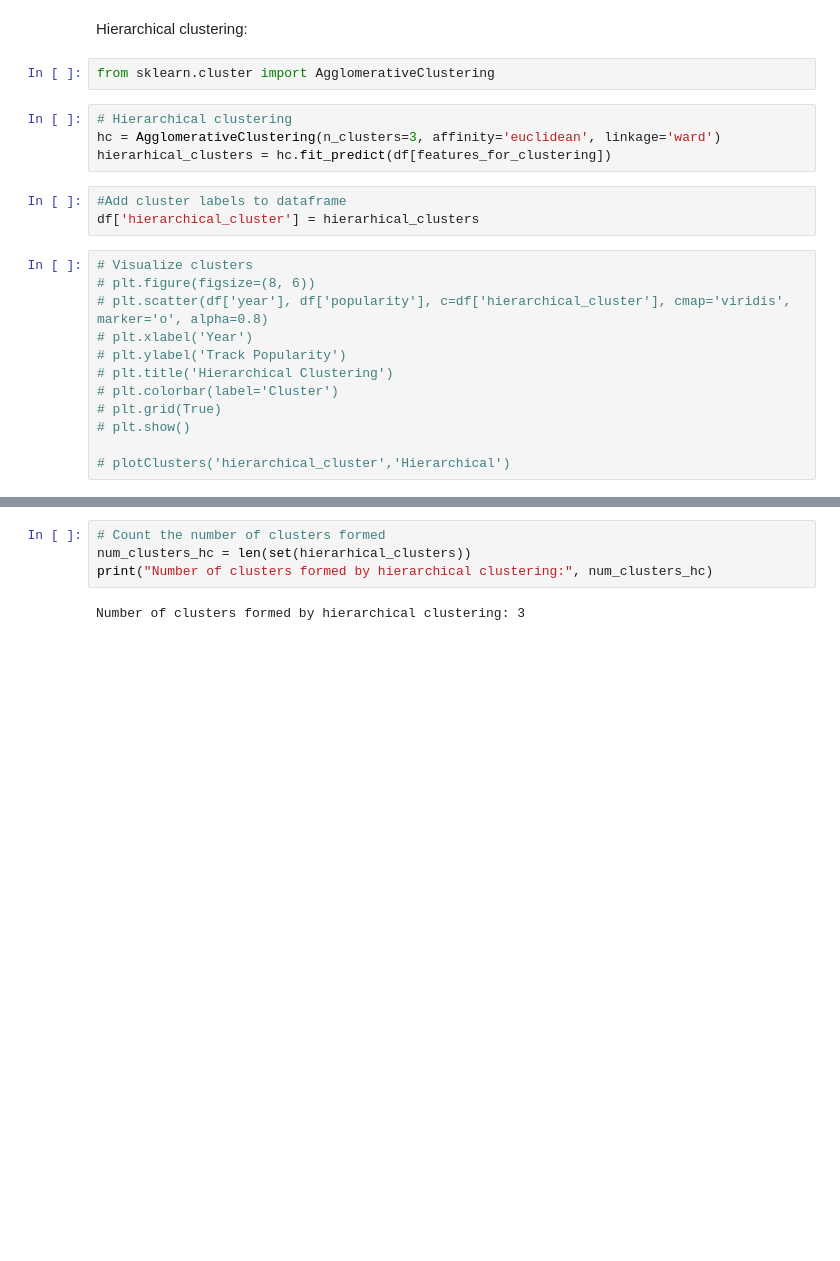
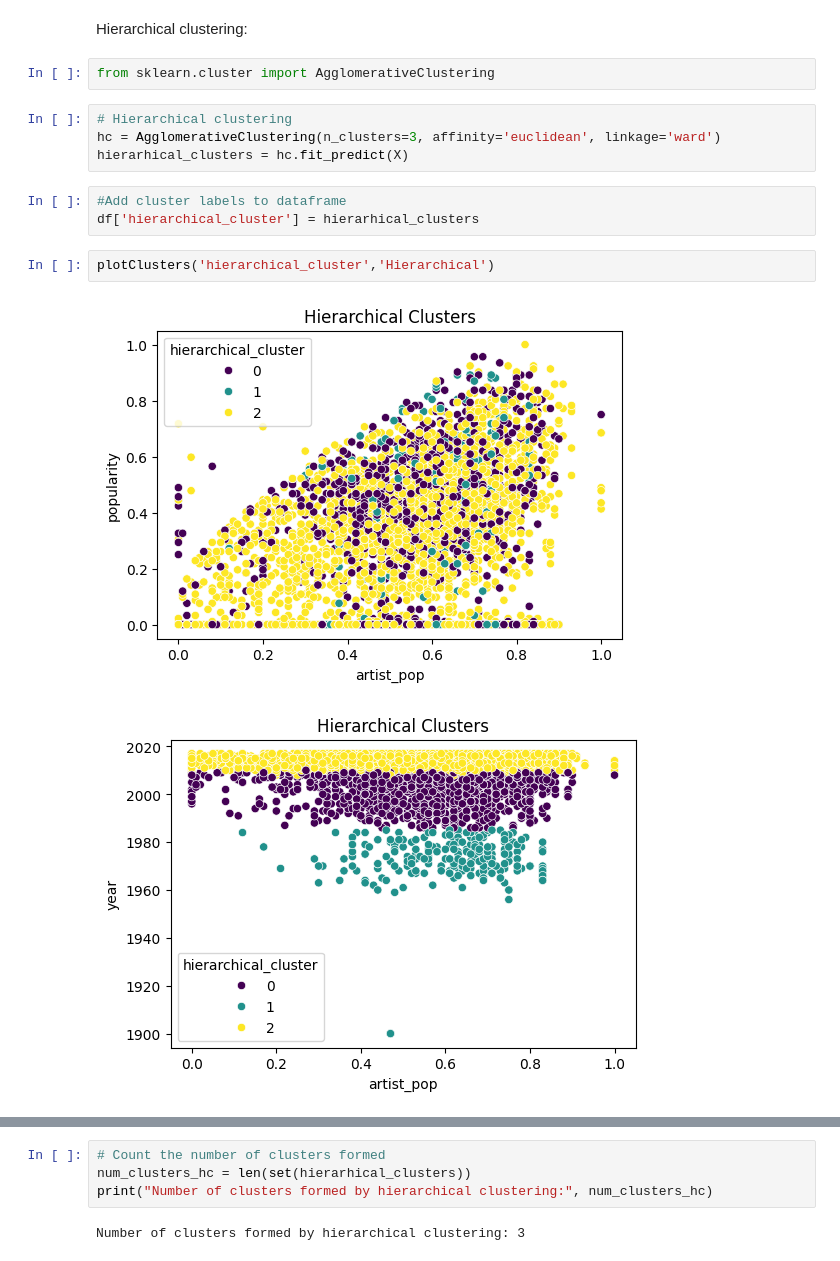
Before and after one commit to vitrag2003/Music-recommendation-system, a Jupyter notebook: Code/Dbscan_hierar.ipynb, the cells around one changed output, grey strips where cells are left out. Drawn from its saved outputs; the diff is of its cells as text; blank space fills up the shorter version.

```diff
--- a/Code/Dbscan_hierar.ipynb
+++ b/Code/Dbscan_hierar.ipynb
@@ -195,19 +194,12 @@ from sklearn.cluster import AgglomerativeClustering
 # %%
 # Hierarchical clustering
 hc = AgglomerativeClustering(n_clusters=3, affinity='euclidean', linkage='ward')
-hierarhical_clusters = hc.fit_predict(df[features_for_clustering])
+hierarhical_clusters = hc.fit_predict(X)
 # %%
 #Add cluster labels to dataframe
 df['hierarchical_cluster'] = hierarhical_clusters
-# %%
-# Visualize clusters
-# plt.figure(figsize=(8, 6))
-# plt.scatter(df['year'], df['popularity'], c=df['hierarchical_cluster'], cmap='viridis', marker='o', alpha=0.8)
-# plt.xlabel('Year')
-# plt.ylabel('Track Popularity')
-# plt.title('Hierarchical Clustering')
-# plt.colorbar(label='Cluster')
-# plt.grid(True)
-# plt.show()
-
-# plotClusters('hierarchical_cluster','Hierarchical')
+# %%
+plotClusters('hierarchical_cluster','Hierarchical')
+# %% [output]
+[figure, added]
+[figure, added]
```
Also changed, not shown: parts of 26 cells of this notebook, 3 other files.
